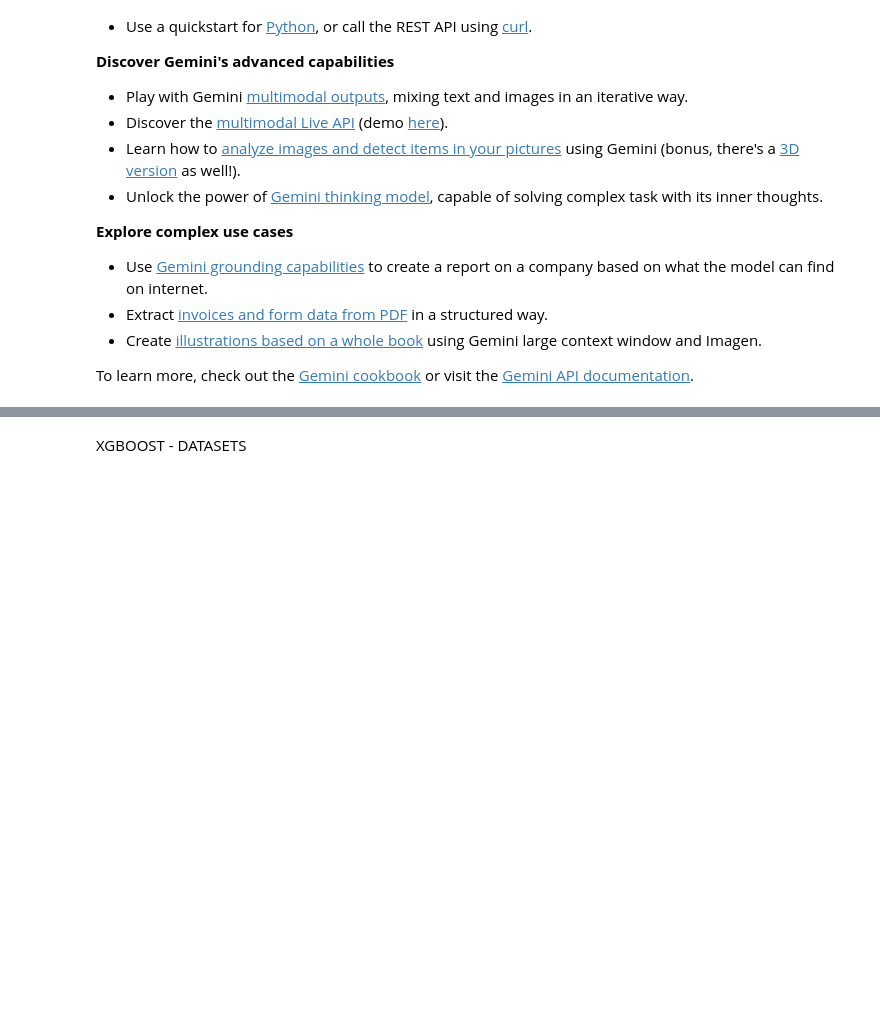
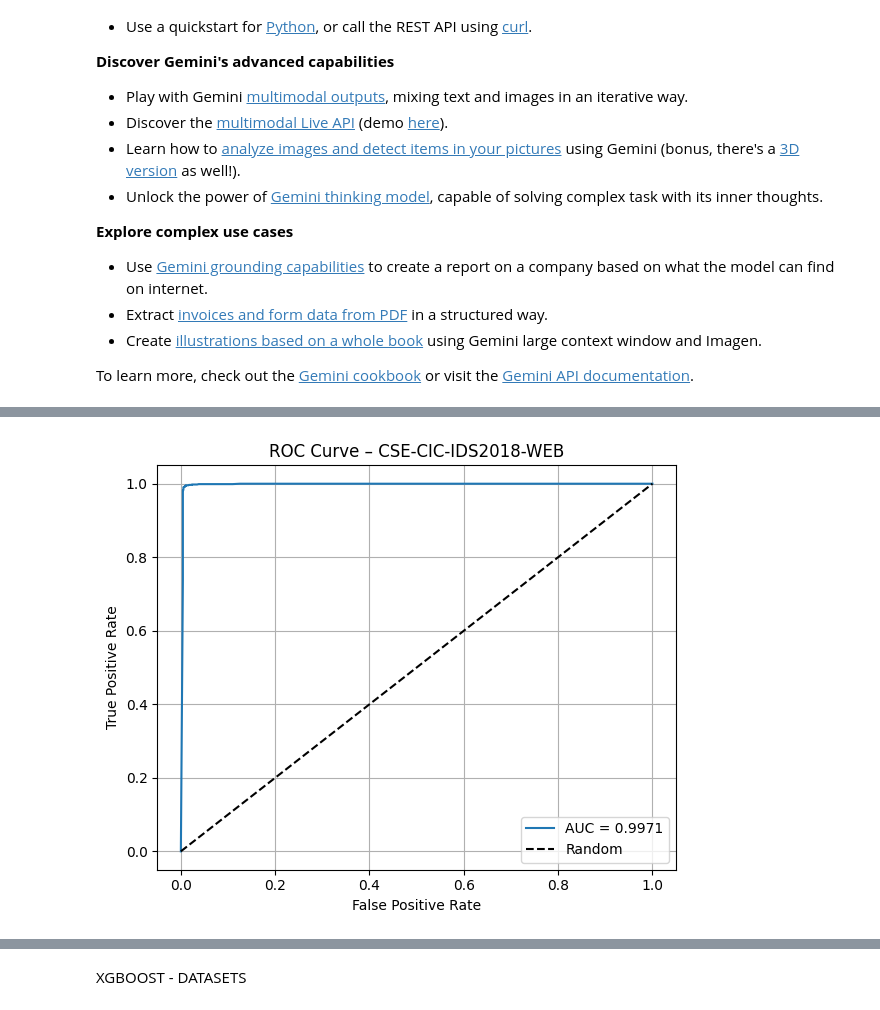
Before and after one commit to syriuslab/virtuoso, a Jupyter notebook: Virtuoso_pipeline.ipynb, the cells around one changed output, grey strips where cells are left out. Cells and saved outputs as stored; diff of their text form; code cells hidden in the pictures; blank space fills up the shorter version.

```diff
--- a/Virtuoso_pipeline.ipynb
+++ b/Virtuoso_pipeline.ipynb
@@ -540,34 +567,39 @@ import numpy as np
 import matplotlib.pyplot as plt
 
 def run_rf_kfold_with_plots(X_path, y_path, prefix, n_splits=5):
+    # Load data
     X = pd.read_csv(X_path, low_memory=False)
     y = pd.read_csv(y_path).squeeze()
 
+    # Stratified K-Fold
     skf = StratifiedKFold(n_splits=n_splits, shuffle=True, random_state=42)
 
+    # Metric containers
     accs, precs, recs, f1s, mccs, aucs, pr_aucs = [], [], [], [], [], [], []
-    all_y_true = []
-    all_y_scores = []
+    all_y_true, all_y_scores = [], []
 
-    fold = 1
-    for train_idx, test_idx in skf.split(X, y):
+    # Cross-validation loop
+    for fold, (train_idx, test_idx) in enumerate(skf.split(X, y), start=1):
         X_train, X_test = X.iloc[train_idx], X.iloc[test_idx]
         y_train, y_test = y.iloc[train_idx], y.iloc[test_idx]
 
         if len(np.unique(y_train)) < 2:
-            print(f"⚠️ Fold {fold} ha una sola classe. Saltato.")
-            fold += 1
+            print(f"⚠️ Fold {fold} skipped (single class in training split).")
             continue
 
+        # Model
         model = RandomForestClassifier(n_estimators=100, random_state=42, n_jobs=-1)
         model.fit(X_train, y_train)
 
+        # Predictions
         y_pred = model.predict(X_test)
         y_score = model.predict_proba(X_test)[:, 1]
 
+        # Accumulate for global curves
         all_y_true.extend(y_test)
         all_y_scores.extend(y_score)
 
+        # Per-fold metrics
         accs.append(accuracy_score(y_test, y_pred))
         precs.append(precision_score(y_test, y_pred))
         recs.append(recall_score(y_test, y_pred))
@@ -576,9 +608,9 @@ def run_rf_kfold_with_plots(X_path, y_path, prefix, n_splits=5):
         aucs.append(roc_auc_score(y_test, y_score))
         pr_aucs.append(average_precision_score(y_test, y_score))
 
-        print(f"✅ Fold {fold} completato.")
-        fold += 1
+        print(f"✅ Fold {fold} completed.")
 
+    # Summary
     print(f"\n📊 {prefix} — Random Forest (Stratified {n_splits}-Fold CV)")
     print(f"Accuracy:  {np.mean(accs):.4f} ± {np.std(accs):.4f}")
     print(f"Precision: {np.mean(precs):.4f} ± {np.std(precs):.4f}")
@@ -588,35 +620,38 @@ def run_rf_kfold_with_plots(X_path, y_path, prefix, n_splits=5):
     print(f"AUC-ROC:   {np.mean(aucs):.4f}")
     print(f"AUC-PR:    {np.mean(pr_aucs):.4f}")
 
-    # 🎯 Ora genera i grafici usando tutti i fold combinati
-    fpr, tpr, _ = roc_curve(all_y_true, all_y_scores)
-    precision, recall, _ = precision_recall_curve(all_y_true, all_y_scores)
-    roc_auc = auc(fpr, tpr)
-    pr_auc = auc(recall, precision)
+    # Global ROC & PR using all folds combined
+    if len(set(all_y_true)) >= 2:
+        fpr, tpr, _ = roc_curve(all_y_true, all_y_scores)
+        precision, recall, _ = precision_recall_curve(all_y_true, all_y_scores)
+        roc_auc = auc(fpr, tpr)
+        pr_auc = auc(recall, precision)
 
-    # Plot ROC
-    plt.figure(figsize=(6, 5))
-    plt.plot(fpr, tpr, label=f"AUC = {roc_auc:.4f}")
-    plt.plot([0, 1], [0, 1], 'k--', label="Random")
-    plt.xlabel("False Positive Rate")
-    plt.ylabel("True Positive Rate")
-    plt.title(f"ROC Curve – {prefix}")
-    plt.legend(loc="lower right")
-    plt.grid(True)
-    plt.tight_layout()
-    plt.show()
+        # ROC plot
+        plt.figure(figsize=(6, 5))
+        plt.plot(fpr, tpr, label=f"AUC = {roc_auc:.4f}")
+        plt.plot([0, 1], [0, 1], 'k--', label="Random")
+        plt.xlabel("False Positive Rate")
+        plt.ylabel("True Positive Rate")
+        plt.title(f"ROC Curve – {prefix}")
+        plt.legend(loc="lower right")
+        plt.grid(True)
+        plt.tight_layout()
+        plt.show()
 
-    # Plot PR
-    plt.figure(figsize=(6, 5))
-    plt.plot(recall, precision, label=f"AUC = {pr_auc:.4f}")
-    plt.xlabel("Recall")
-    plt.ylabel("Precision")
-    plt.title(f"Precision–Recall Curve – {prefix}")
-    plt.legend(loc="lower left")
-    plt.grid(True)
-    plt.tight_layout()
-    plt.show()
+        # Precision–Recall plot
+        plt.figure(figsize=(6, 5))
+        plt.plot(recall, precision, label=f"AUC = {pr_auc:.4f}")
+        plt.xlabel("Recall")
+        plt.ylabel("Precision")
+        plt.title(f"Precision–Recall Curve – {prefix}")
+        plt.legend(loc="lower left")
+        plt.grid(True)
+        plt.tight_layout()
+        plt.show()
+    else:
+        print("⚠️ Insufficient class variety to plot global ROC/PR.")
 
-# 👉 Lancia così:
-run_rf_kfold_balanced_IDS('/content/IDS_X_web.csv', '/content/IDS_y_web.csv', 'CSE-CIC-IDS2018-WEB')
+# 👉 Example run:
+run_rf_kfold_with_plots('/content/IDS_X_web.csv', '/content/IDS_y_web.csv', 'CSE-CIC-IDS2018-WEB')
 # %% [output]
@@ -628,9 +663,10 @@ run_rf_kfold_balanced_IDS('/content/IDS_X_web.csv', '/content/IDS_y_web.csv', 'C
 
 📊 CSE-CIC-IDS2018-WEB — Random Forest (Stratified 5-Fold CV)
 Accuracy:  0.9919 ± 0.0034
 Precision: 0.9904 ± 0.0061
 Recall:    0.9935 ± 0.0040
 F1 Score:  0.9919 ± 0.0034
 MCC:       0.9839 ± 0.0068
 AUC-ROC:   0.9971
 AUC-PR:    0.9943
+[figure, added]
```
Also changed, not shown: parts of 44 cells of this notebook.
